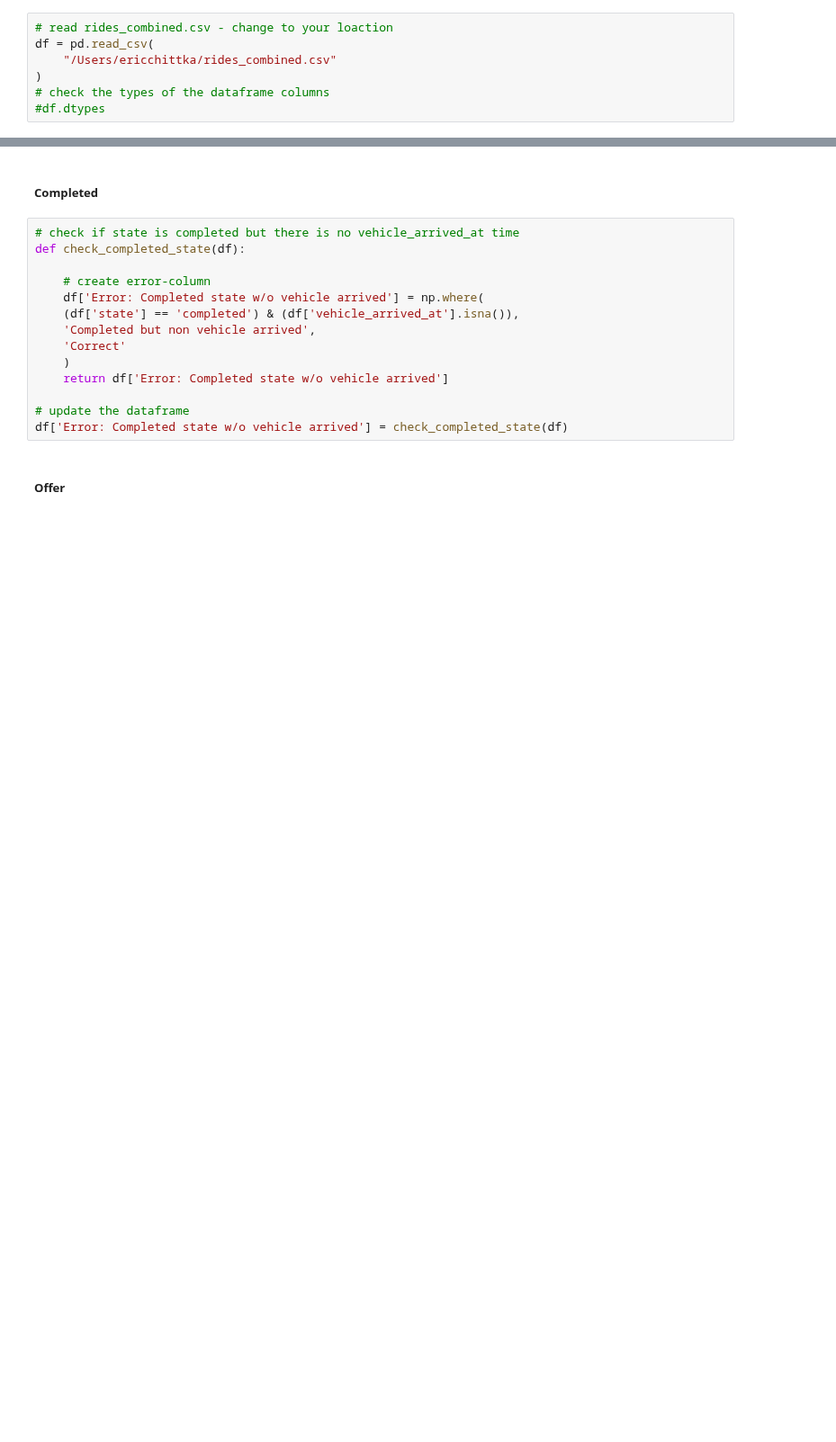
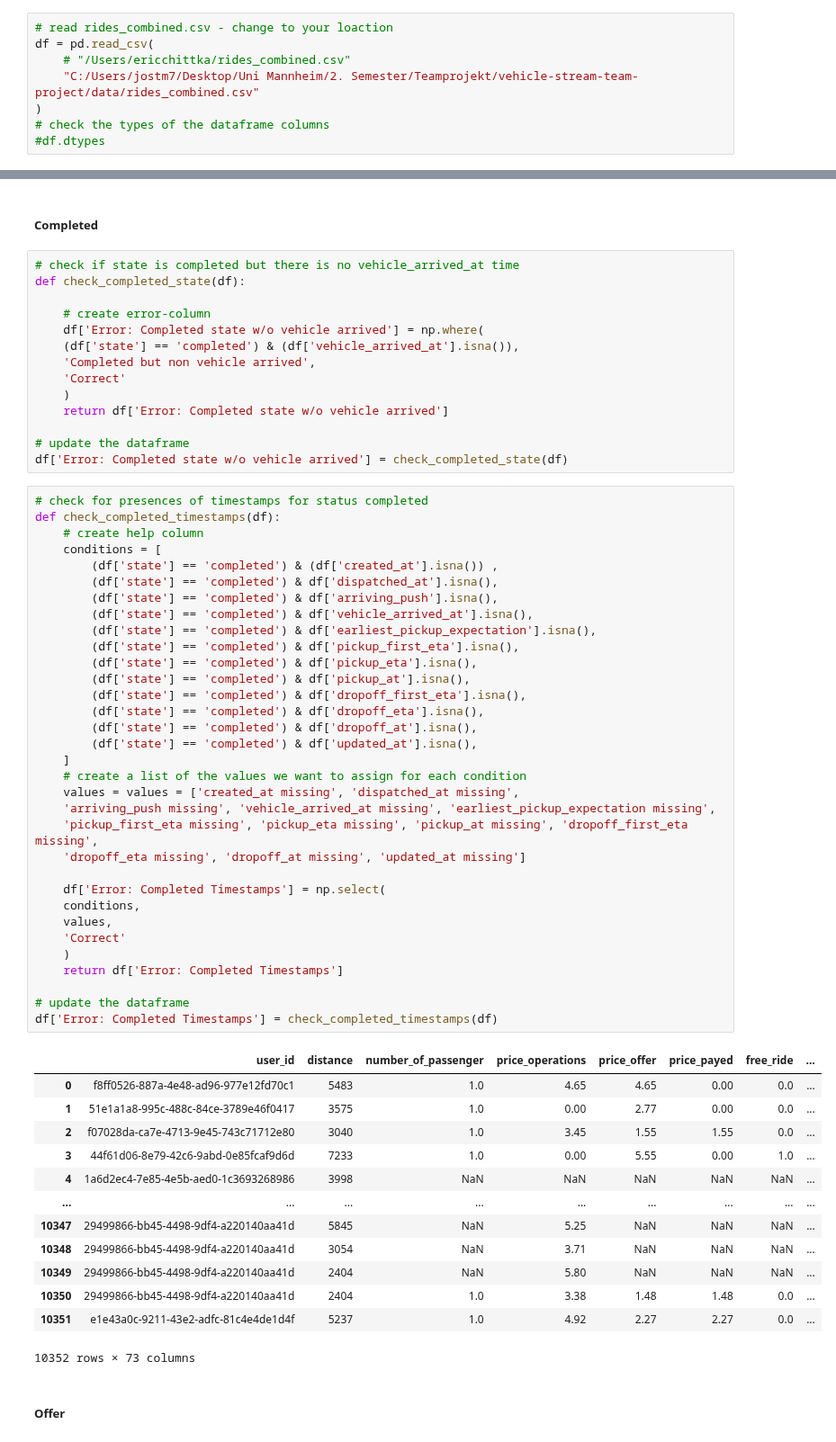
Before and after one commit to Lukas-Dierkes/vehicle-stream-team-project, a Jupyter notebook: vehicle_stream_pipeline/detect.ipynb, the cells around one changed output, grey strips where cells are left out. Shown at 90% size. Saved outputs shown, nothing was run; the diff lists cells and outputs as text; blank space fills up the shorter version.

Commit message:
add completed/offer timestamp presence + ride id duplicates check

```diff
--- a/vehicle_stream_pipeline/detect.ipynb
+++ b/vehicle_stream_pipeline/detect.ipynb
@@ -8,7 +8,8 @@ pd.set_option("display.max_columns", None)
 # %%
 # read rides_combined.csv - change to your loaction
 df = pd.read_csv(
-    "/Users/ericchittka/rides_combined.csv"
+    # "/Users/ericchittka/rides_combined.csv"
+    "C:/Users/jostm7/Desktop/Uni Mannheim/2. Semester/Teamprojekt/vehicle-stream-team-project/data/rides_combined.csv"
 )
 # check the types of the dataframe columns
 #df.dtypes
@@ -872,6 +875,53 @@ def check_completed_state(df):
 
 # update the dataframe
 df['Error: Completed state w/o vehicle arrived'] = check_completed_state(df)
+# %%
+# check for presences of timestamps for status completed
+def check_completed_timestamps(df):
+    # create help column
+    conditions = [
+        (df['state'] == 'completed') & (df['created_at'].isna()) ,
+        (df['state'] == 'completed') & df['dispatched_at'].isna(),
+        (df['state'] == 'completed') & df['arriving_push'].isna(),
+        (df['state'] == 'completed') & df['vehicle_arrived_at'].isna(),
+        (df['state'] == 'completed') & df['earliest_pickup_expectation'].isna(),
+        (df['state'] == 'completed') & df['pickup_first_eta'].isna(),
+        (df['state'] == 'completed') & df['pickup_eta'].isna(),
+        (df['state'] == 'completed') & df['pickup_at'].isna(),
+        (df['state'] == 'completed') & df['dropoff_first_eta'].isna(),
+        (df['state'] == 'completed') & df['dropoff_eta'].isna(),
+        (df['state'] == 'completed') & df['dropoff_at'].isna(),
+        (df['state'] == 'completed') & df['updated_at'].isna(),
+    ]
+    # create a list of the values we want to assign for each condition
+    values = values = ['created_at missing', 'dispatched_at missing',
+    'arriving_push missing', 'vehicle_arrived_at missing', 'earliest_pickup_expectation missing',
+    'pickup_first_eta missing', 'pickup_eta missing', 'pickup_at missing', 'dropoff_first_eta missing',
+    'dropoff_eta missing', 'dropoff_at missing', 'updated_at missing']
+
+    df['Error: Completed Timestamps'] = np.select(
+    conditions,
+    values,
+    'Correct'
+    )
+    return df['Error: Completed Timestamps']
+
+# update the dataframe
+df['Error: Completed Timestamps'] = check_completed_timestamps(df)
+# %% [output]
+|  | user_id | distance | number_of_passenger | price_operations | price_offer | price_payed | free_ride | ... |
+| 0 | f8ff0526-887a-4e48-ad96-977e12fd70c1 | 5483 | 1.0 | 4.65 | 4.65 | 0.00 | 0.0 | ... |
+| 1 | 51e1a1a8-995c-488c-84ce-3789e46f0417 | 3575 | 1.0 | 0.00 | 2.77 | 0.00 | 0.0 | ... |
+| 2 | f07028da-ca7e-4713-9e45-743c71712e80 | 3040 | 1.0 | 3.45 | 1.55 | 1.55 | 0.0 | ... |
+| 3 | 44f61d06-8e79-42c6-9abd-0e85fcaf9d6d | 7233 | 1.0 | 0.00 | 5.55 | 0.00 | 1.0 | ... |
+| 4 | 1a6d2ec4-7e85-4e5b-aed0-1c3693268986 | 3998 | NaN | NaN | NaN | NaN | NaN | ... |
+| ... | ... | ... | ... | ... | ... | ... | ... | ... |
+| 10347 | 29499866-bb45-4498-9df4-a220140aa41d | 5845 | NaN | 5.25 | NaN | NaN | NaN | ... |
+| 10348 | 29499866-bb45-4498-9df4-a220140aa41d | 3054 | NaN | 3.71 | NaN | NaN | NaN | ... |
+| 10349 | 29499866-bb45-4498-9df4-a220140aa41d | 2404 | NaN | 5.80 | NaN | NaN | NaN | ... |
+| 10350 | 29499866-bb45-4498-9df4-a220140aa41d | 2404 | 1.0 | 3.38 | 1.48 | 1.48 | 0.0 | ... |
+| 10351 | e1e43a0c-9211-43e2-adfc-81c4e4de1d4f | 5237 | 1.0 | 4.92 | 2.27 | 2.27 | 0.0 | ... |
+10352 rows × 73 columns
 # %% [markdown]
 ##### Offer
 # %%
```
Also changed, not shown: parts of 7 cells of this notebook.
